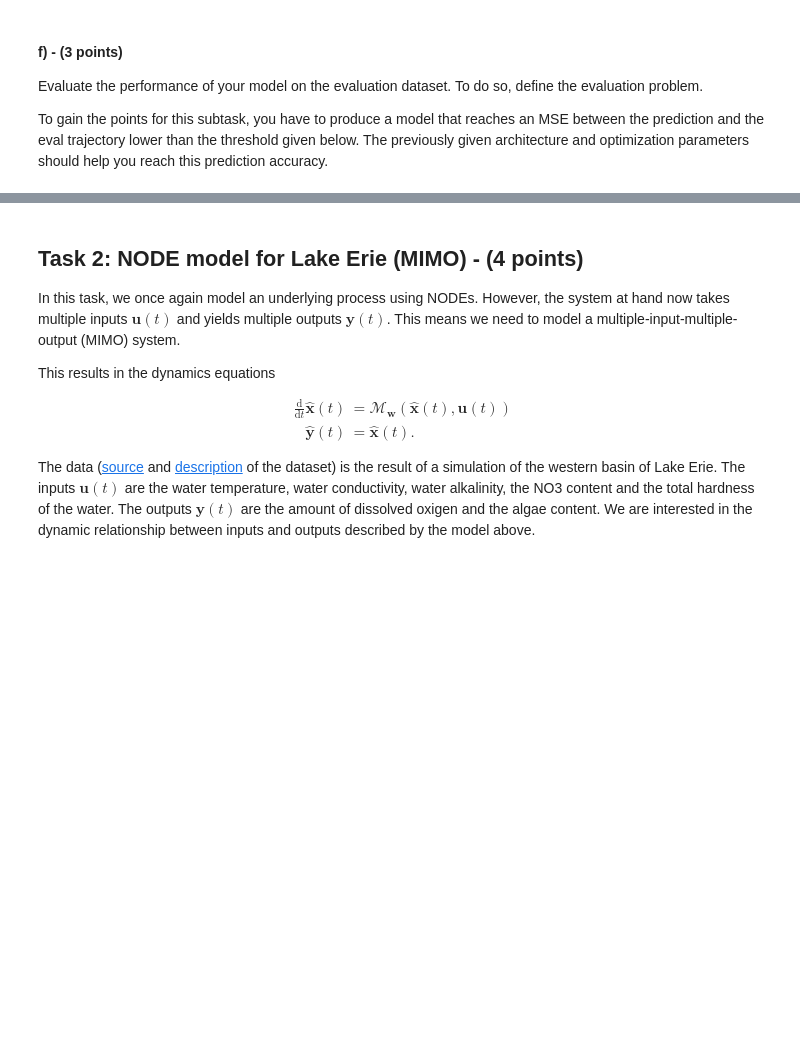
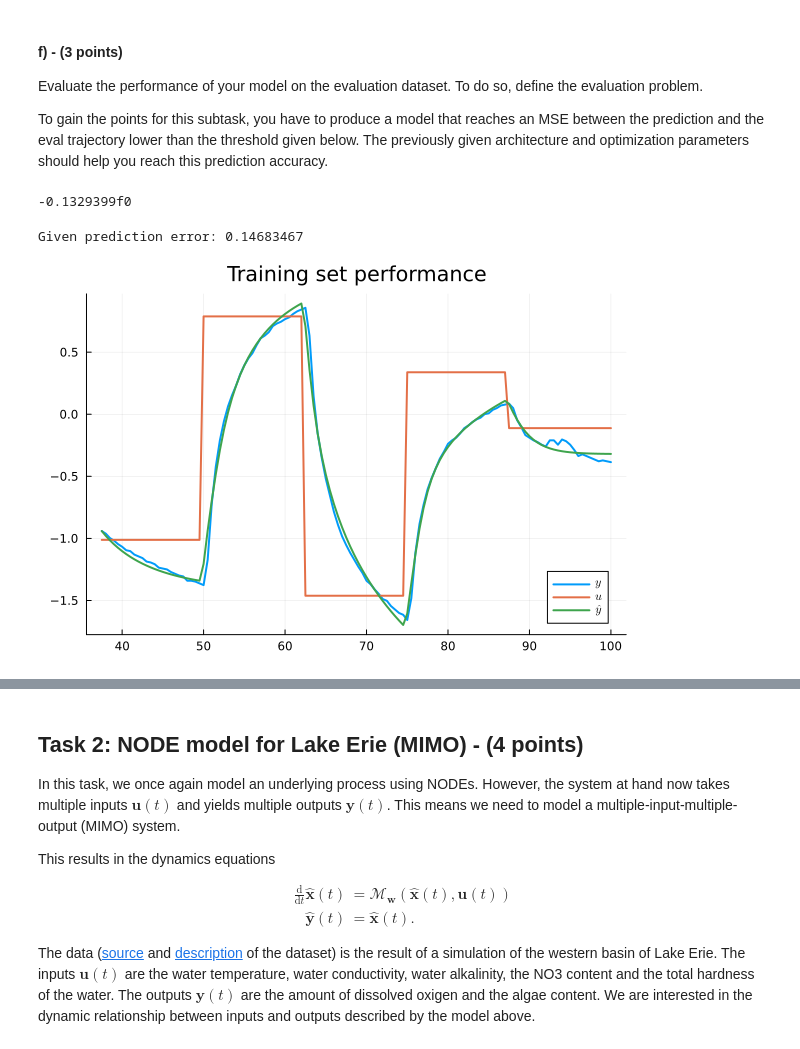
Before and after one commit to tobiaslotz/DS4DS, a Jupyter notebook: exercises/Ex11/ds4ds_ex11.ipynb, the cells around one changed output, grey strips where cells are left out. Drawn from its saved outputs; the diff is of its cells as text; code cells hidden in the pictures; blank space fills up the shorter version.

```diff
--- a/exercises/Ex11/ds4ds_ex11.ipynb
+++ b/exercises/Ex11/ds4ds_ex11.ipynb
@@ -102,7 +106,17 @@ function split_dataset(u, y, tsteps)
         tsteps_eval: time steps for the eval data
     """
     #--- YOUR CODE STARTS HERE ---#
+    eval = tsteps .< 37.5
+    train = tsteps .>= 37.5
 
+    u_training = u[train]
+    y_training = y[train]
+
+    u_eval = u[eval]
+    y_eval = y[eval]
+
+    tsteps_training = tsteps[train]
+    tsteps_eval = tsteps[eval]
     #--- YOUR CODE ENDS HERE ---#
 
     return u_training, y_training, u_eval, y_eval, tsteps_training, tsteps_eval
@@ -132,7 +146,11 @@ function create_ann(layer_sizes, hidden_layer_activation_function, output_activa
         ann: Resulting fully-connected neural network
     """
     #--- YOUR CODE STARTS HERE ---#
-
+    layers = []
+    for i = 1:length(layer_sizes)-2
+        push!(layers, Lux.Dense(layer_sizes[i] => layer_sizes[i+1], hidden_layer_activation_function))
+    end
+    ann = Lux.Chain(layers, Lux.Dense(layer_sizes[end-1] => layer_sizes[end], output_activation))
     #--- YOUR CODE ENDS HERE ---#
 
     return ann
@@ -144,5 +162,7 @@ hidden_layer_activation_function = nothing
 output_activation = nothing
 
 #--- YOUR CODE STARTS HERE ---#
-
+layer_sizes = [5, 32, 32, 2]
+hidden_layer_activation_function = Lux.relu
+output_activation = Lux.softmax
 #--- YOUR CODE ENDS HERE ---#
@@ -185,5 +207,6 @@ dxdt(x, w, t) = nothing  # ODE function
 training_prob = nothing  # ODE training problem
 
 #--- YOUR CODE STARTS HERE ---#
-
+dxdt(x, w, t) = ann([x; interp_input(t)], w, st)[1][1]
+training_prob = ODEProblem(dxdt, y_training[1], (Float32(37.5), Float32(100.0)), w)
 #--- YOUR CODE ENDS HERE ---#
@@ -213,7 +240,7 @@ function predict_NODE(w, problem, x0, tsteps, dt)
 
     """
     #--- YOUR CODE STARTS HERE ---#
-
+    solve(problem, Tsit5(), p=w, saveat = tsteps, dt=dt, adaptive=false, u0=x0)
     #--- YOUR CODE ENDS HERE ---#
 end;
 # %%
@@ -280,13 +319,16 @@ x0 = nothing
 evaluation_problem = nothing
 
 #--- YOUR CODE STARTS HERE ---#
-
+evaluation_problem = ODEProblem(dxdt, y_eval[1], (Float32(0.), Float32(37.)), student_w)
+x0 = y_eval[1]
 #--- YOUR CODE ENDS HERE ---#
+# %% [output]
+-0.1329399f0
 # %%
 @assert isa(x0,Number)
 @assert isa(evaluation_problem, ODEProblem)
 
-prediction_eval = predict_NODE(student_w, evaluation_problem, [x0] , tsteps_eval, dt)[1,:]
+prediction_eval = predict_NODE(student_w, evaluation_problem, x0 , tsteps_eval, dt)[1,:]
 
 @assert length(prediction_eval) == length(tsteps_eval)
 
@@ -294,12 +336,16 @@ prediction_error_eval = Flux.mse(prediction_eval, y_eval)
 println("Given prediction error: ", prediction_error_eval)
 
 @assert prediction_error_eval <= 0.3
+# %% [output]
+Given prediction error: 0.14683467
 # %%
-prediction_training = predict_NODE(student_w, training_prob, [y_training[1]] , tsteps_training, dt)[1,:]
+prediction_training = predict_NODE(student_w, training_prob, y_training[1] , tsteps_training, dt)[1,:]
 
 p = plot(tsteps_training, y_training, label=L"y", lw =2, title="Training set performance")
 plot!(p, tsteps_training, u_training, label=L"u", lw =2)
 plot!(p, tsteps_training, prediction_training, label=L"\hat{y}", lw =2)
+# %% [output]
+[figure, added]
 # %%
 eval_plot = scatter(tsteps_eval, y_eval, label=L"$y(t)$", title="Eval performance", xlabel=L"$t$ in seconds", ylabel=L"$y$ in °C", legend=:bottomleft, lw=2)
 plot!(eval_plot, tsteps_eval, prediction_eval, label=L"$\hat{y}(t)$", lw =2)
```
Also changed, not shown: parts of 16 cells of this notebook, 4 other files.
